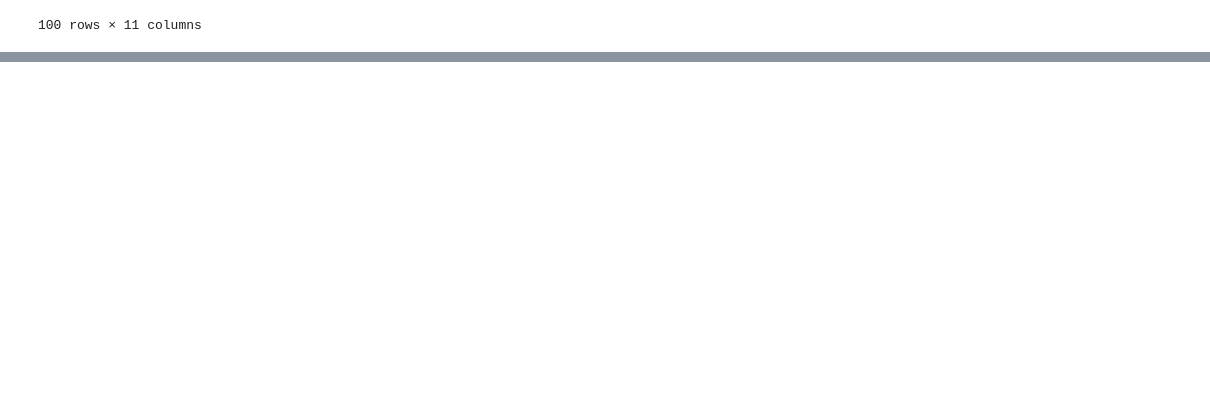
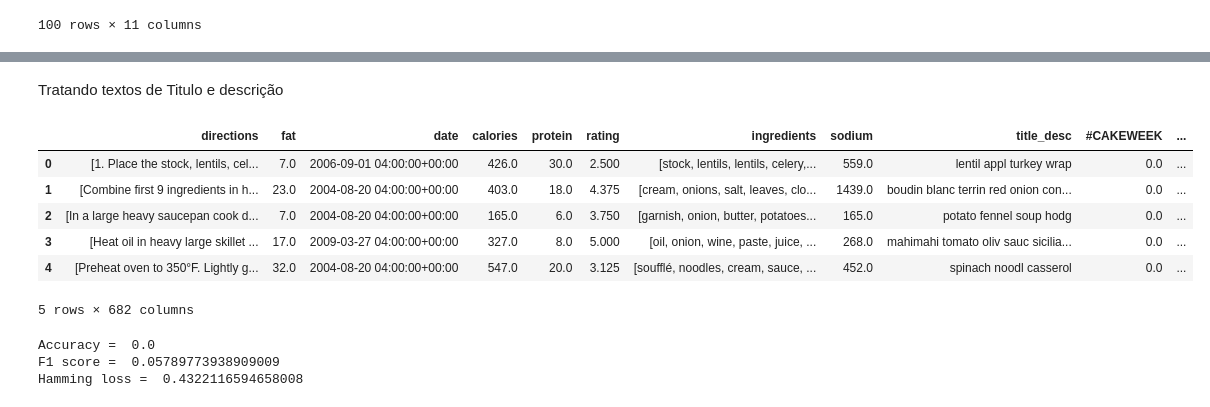
Before and after one commit to raphalencar/epicurious_data_analysis, a Jupyter notebook: Epicurious Data Analysis.ipynb, the cells around one changed output, grey strips where cells are left out. Saved outputs shown, nothing was run; the diff lists cells and outputs as text; code cells hidden in the pictures; blank space fills up the shorter version.

Commit message:
multi label classifier

```diff
--- a/Epicurious Data Analysis.ipynb
+++ b/Epicurious Data Analysis.ipynb
@@ -765,0 +788,50 @@ Zucchini
+# %% [markdown]
+Tratando textos de Titulo e descrição
+# %%
+REPLACE_BY_SPACE_RE = re.compile('[/(){}\[\]\|@,;]')
+BAD_SYMBOLS_RE = re.compile('[^0-9a-z #+_]')
+STOPWORDS = set(stopwords.words('english'))
+
+def clean_text(text):
+    text = text.lower()
+    text = REPLACE_BY_SPACE_RE.sub(' ', text) # substituindo símbolos por espaço em branco
+    text = BAD_SYMBOLS_RE.sub('', text) # removendo símbolos desnecessários
+    text = ' '.join(word for word in text.split() if word not in STOPWORDS) # deletando sportwords
+    return text
+
+stemmer = SnowballStemmer("english")
+
+def stemming(sentence):
+    stemSentence = ""
+    for word in sentence.split():
+        stem = stemmer.stem(word)
+        stemSentence += stem
+        stemSentence += " "
+
+    stemSentence = stemSentence.strip()
+    return stemSentence
+# %%
+data['desc'].fillna('', inplace=True)
+data['desc'] = data['desc'].apply(clean_text)
+data['desc'] = data['desc'].apply(stemming)
+
+data['title'] = data['title'].apply(clean_text)
+data['title'] = data['title'].apply(stemming)
+
+data['title_desc'] = data['title'] + " " + data['desc']
+
+data.drop(columns=['title', 'desc'], inplace=True)
+# %%
+# One Hot Encoding categories
+dummy = pd.get_dummies(data['categories'].apply(pd.Series).stack()).sum(level=0)
+data.drop(columns='categories', inplace=True)
+data = pd.concat([data, dummy], axis=1)
+data.head()
+# %% [output]
+|  | directions | fat | date | calories | protein | rating | ingredients | sodium | title_desc | #CAKEWEEK | ... |
+| 0 | [1. Place the stock, lentils, cel... | 7.0 | 2006-09-01 04:00:00+00:00 | 426.0 | 30.0 | 2.500 | [stock, lentils, lentils, celery,... | 559.0 | lentil appl turkey wrap | 0.0 | ... |
+| 1 | [Combine first 9 ingredients in h... | 23.0 | 2004-08-20 04:00:00+00:00 | 403.0 | 18.0 | 4.375 | [cream, onions, salt, leaves, clo... | 1439.0 | boudin blanc terrin red onion con... | 0.0 | ... |
+| 2 | [In a large heavy saucepan cook d... | 7.0 | 2004-08-20 04:00:00+00:00 | 165.0 | 6.0 | 3.750 | [garnish, onion, butter, potatoes... | 165.0 | potato fennel soup hodg | 0.0 | ... |
+| 3 | [Heat oil in heavy large skillet ... | 17.0 | 2009-03-27 04:00:00+00:00 | 327.0 | 8.0 | 5.000 | [oil, onion, wine, paste, juice, ... | 268.0 | mahimahi tomato oliv sauc sicilia... | 0.0 | ... |
+| 4 | [Preheat oven to 350°F. Lightly g... | 32.0 | 2004-08-20 04:00:00+00:00 | 547.0 | 20.0 | 3.125 | [soufflé, noodles, cream, sauce, ... | 452.0 | spinach noodl casserol | 0.0 | ... |
+5 rows × 682 columns
@@ -765,0 +855,12 @@ Zucchini
+# %%
+br_classifier = BinaryRelevance(GaussianNB())
+
+br_classifier.fit(x_train, y_train)
+br_predictions = br_classifier.predict(x_test)
+print("Accuracy = ",accuracy_score(y_test,br_predictions.toarray()))
+print("F1 score = ", f1_score(y_test,br_predictions, average="micro"))
+print("Hamming loss = ",hamming_loss(y_test,br_predictions))
+# %% [output]
+Accuracy =  0.0
+F1 score =  0.05789773938909009
+Hamming loss =  0.4322116594658008
```
Also changed, not shown: parts of 9 cells of this notebook.
